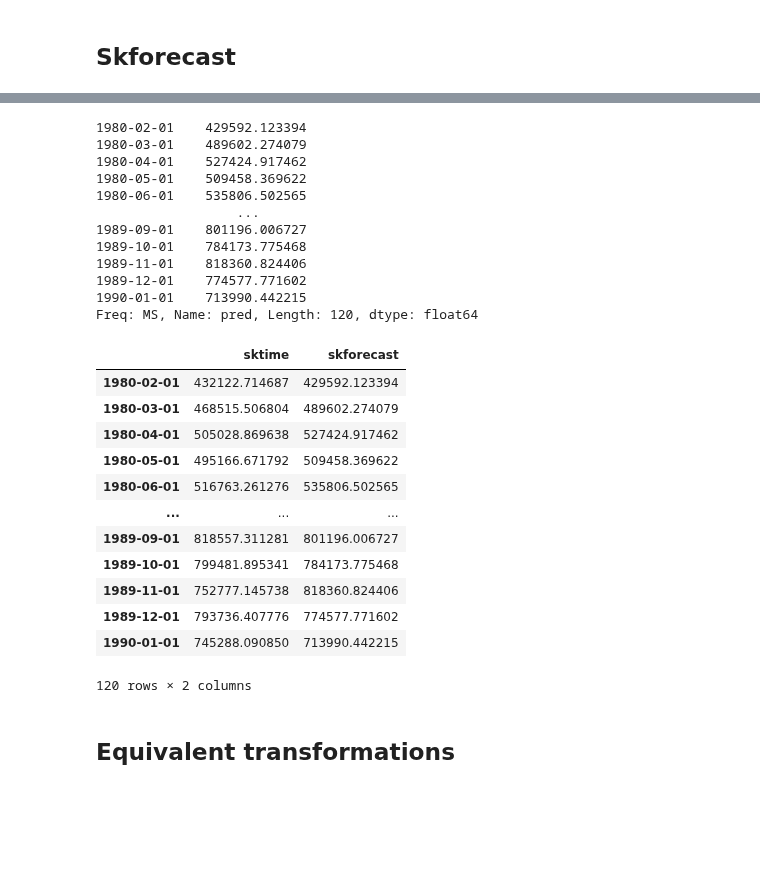
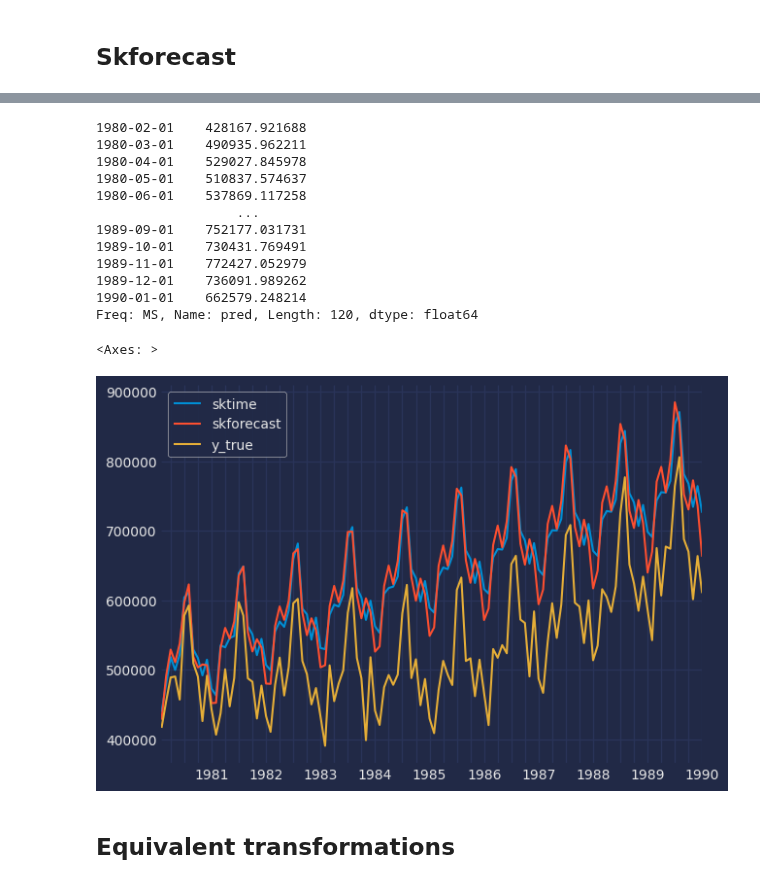
Before and after one commit to skforecast/skforecast, a Jupyter notebook: dev/sktime_pipelines.ipynb, the cells around one changed output, grey strips where cells are left out. Cells and saved outputs as stored; diff of their text form; code cells hidden in the pictures; blank space fills up the shorter version.

```diff
--- a/dev/sktime_pipelines.ipynb
+++ b/dev/sktime_pipelines.ipynb
@@ -115,7 +115,7 @@ ridge_forecaster = make_reduction(Ridge(random_state=987), window_length=15, str
 # Define the transformed target forecaster
 pipe_y = TransformedTargetForecaster(
     steps=[
-        ("boxcox", BoxCoxTransformer()),
+        #("boxcox", BoxCoxTransformer()),
         #("differencer", Differencer(lags=1)),
         ("forecaster", ridge_forecaster),
     ]
@@ -124,7 +124,7 @@ pipe_y = TransformedTargetForecaster(
 # Define the full forecasting pipeline
 pipe_X = ForecastingPipeline(
     steps=[
-        ("scaler", TabularToSeriesAdaptor(StandardScaler())),
+        #("scaler", TabularToSeriesAdaptor(StandardScaler())),
         ("forecaster", pipe_y),
     ]
 )
@@ -141,6 +139,9 @@ ForecastingPipeline(steps=[('forecaster',
 # %%
 # Predict
 # ======================================================================================
-predictions_sktime = pipe_X.predict(fh=np.arange(1, len(data_test)+1), X=data_test[['month', 'year']])
+from sktime.forecasting.base import ForecastingHorizon
+# fh=np.arange(1, len(data_test)+1)
+fh = ForecastingHorizon(data_test.index, is_relative=False)
+predictions_sktime = pipe_X.predict(fh=fh, X=data_test[['month', 'year']])
 predictions_sktime
 # %% [output]
@@ -166,8 +168,8 @@ from skforecast.recursive import ForecasterRecursive
 forecaster = ForecasterRecursive(
     regressor=Ridge(random_state=987),
     lags = 15,
-    transformer_y=PowerTransformer(method='box-cox', standardize=False),
-    transformer_exog=StandardScaler(),
+    #transformer_y=PowerTransformer(method='box-cox', standardize=False),
+    #transformer_exog=StandardScaler(),
     #differentiation=1
 )
 forecaster.fit(y=data_train['litters'], exog=data_train[['month', 'year']])
@@ -194,37 +196,27 @@ Forecaster id: None
 predictios_skforecast = forecaster.predict(steps=len(data_test), exog=data_test[['month', 'year']])
 predictios_skforecast
 # %% [output]
-1980-02-01    429592.123394
-1980-03-01    489602.274079
-1980-04-01    527424.917462
-1980-05-01    509458.369622
-1980-06-01    535806.502565
+1980-02-01    428167.921688
+1980-03-01    490935.962211
+1980-04-01    529027.845978
+1980-05-01    510837.574637
+1980-06-01    537869.117258
                   ...
-1989-09-01    801196.006727
-1989-10-01    784173.775468
-1989-11-01    818360.824406
-1989-12-01    774577.771602
-1990-01-01    713990.442215
+1989-09-01    752177.031731
+1989-10-01    730431.769491
+1989-11-01    772427.052979
+1989-12-01    736091.989262
+1990-01-01    662579.248214
 Freq: MS, Name: pred, Length: 120, dtype: float64
 # %%
 pd.DataFrame({
     'sktime': predictions_sktime,
     'skforecast': predictios_skforecast,
-})
+    'y_true': data_test['litters']
+}).plot()
 # %% [output]
-|  | sktime | skforecast |
-| 1980-02-01 | 432122.714687 | 429592.123394 |
-| 1980-03-01 | 468515.506804 | 489602.274079 |
-| 1980-04-01 | 505028.869638 | 527424.917462 |
-| 1980-05-01 | 495166.671792 | 509458.369622 |
-| 1980-06-01 | 516763.261276 | 535806.502565 |
-| ... | ... | ... |
-| 1989-09-01 | 818557.311281 | 801196.006727 |
-| 1989-10-01 | 799481.895341 | 784173.775468 |
-| 1989-11-01 | 752777.145738 | 818360.824406 |
-| 1989-12-01 | 793736.407776 | 774577.771602 |
-| 1990-01-01 | 745288.090850 | 713990.442215 |
-120 rows × 2 columns
+<Axes: >
+[figure, added]
 # %% [markdown]
 ## Equivalent transformations
 # %% [markdown]
```
Also changed, not shown: parts of 6 cells of this notebook.
